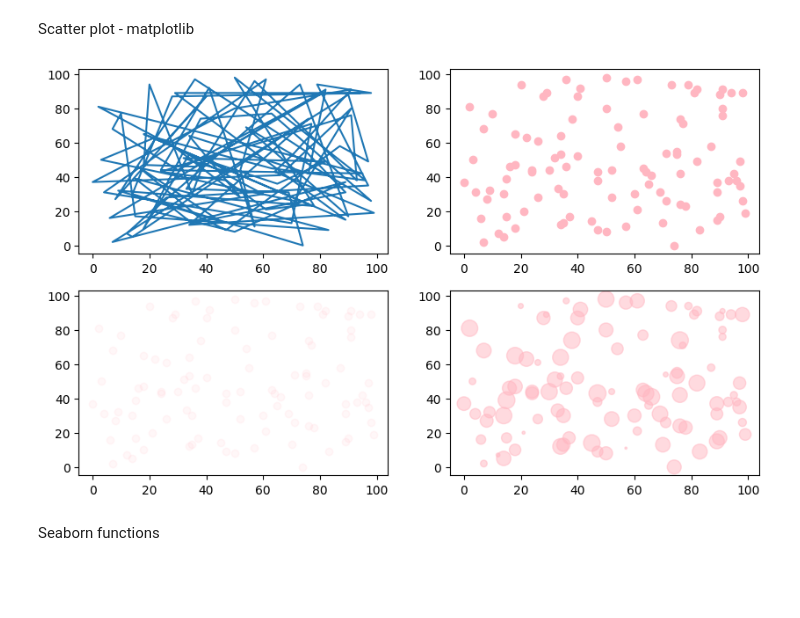
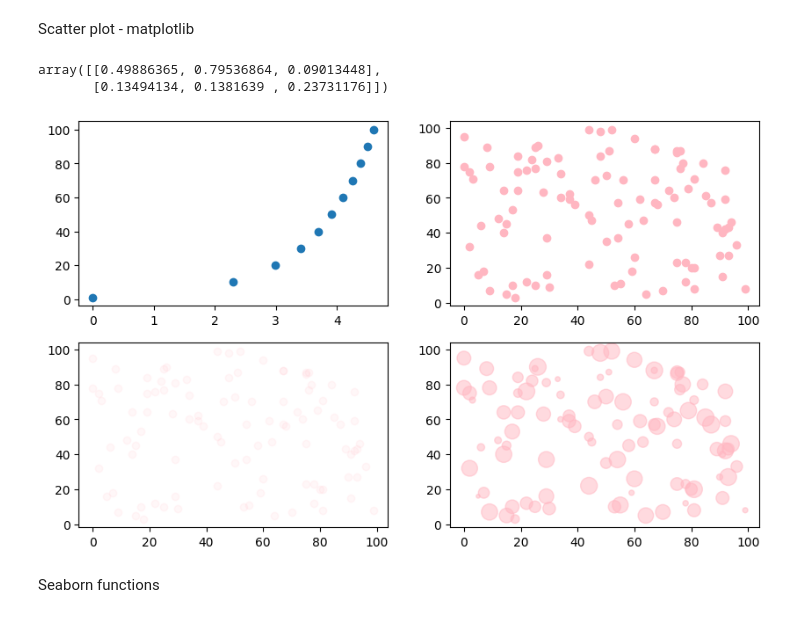
Before and after one commit to aiwithsm/ML-DL_Projects, a Jupyter notebook: PYTHON_Matplotlib_Seaborn.ipynb, the cells around one changed output. Cells and saved outputs as stored; diff of their text form; code cells hidden in the pictures; blank space fills up the shorter version.

```diff
--- a/PYTHON_Matplotlib_Seaborn.ipynb
+++ b/PYTHON_Matplotlib_Seaborn.ipynb
@@ -148,23 +148,32 @@ plt.show()
 [figure]
 # %% [markdown]
 Scatter plot - matplotlib
+# %%
+np.random.random(size=(2, 3))
+# %% [output]
+array([[0.49886365, 0.79536864, 0.09013448],
+       [0.13494134, 0.1381639 , 0.23731176]])
 # %%
 import matplotlib.pyplot as plt
 import pandas as pd
 import numpy as np
+import math
 
 x = np.random.randint(100, size=100)
 y = np.random.randint(100,size=100)
 s = np.random.randint(200,size=100)
 
+arr_y = np.array([1,10,20,30,40,50,60,70,80,90,100])
+arr_x = np.array([math.log(n) for n in arr_y])
+
 fig, ax = plt.subplots(2,2, figsize=(10,6))
-ax[0,0].scatter(x,y)
+ax[0,0].scatter(arr_x,arr_y)
 ax[0,1].scatter(x,y, color='lightpink')
 ax[1,0].scatter(x,y, color='lightpink', alpha=0.1)
 ax[1,1].scatter(x,y, color='lightpink', alpha=0.5, s=s)
 plt.show()
 # %% [output]
-[figure, old version]
+[figure, new version]
 # %% [markdown]
 Seaborn functions
 # %%
```
